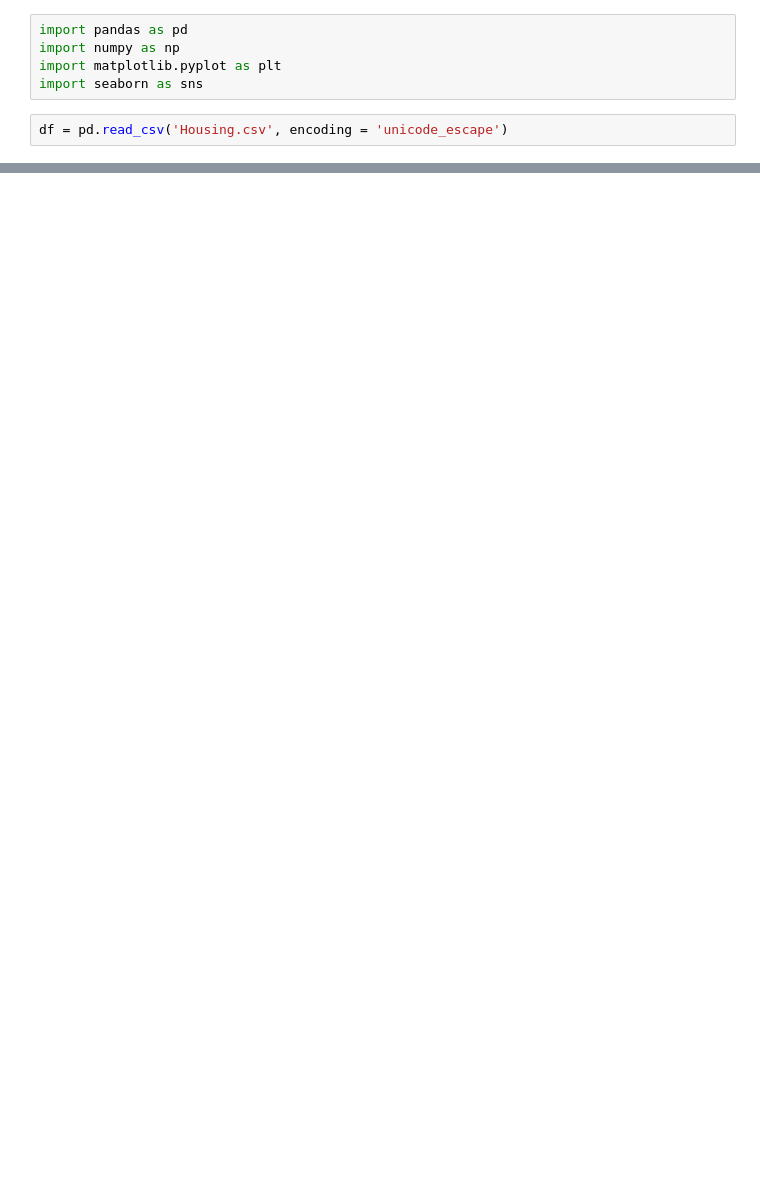
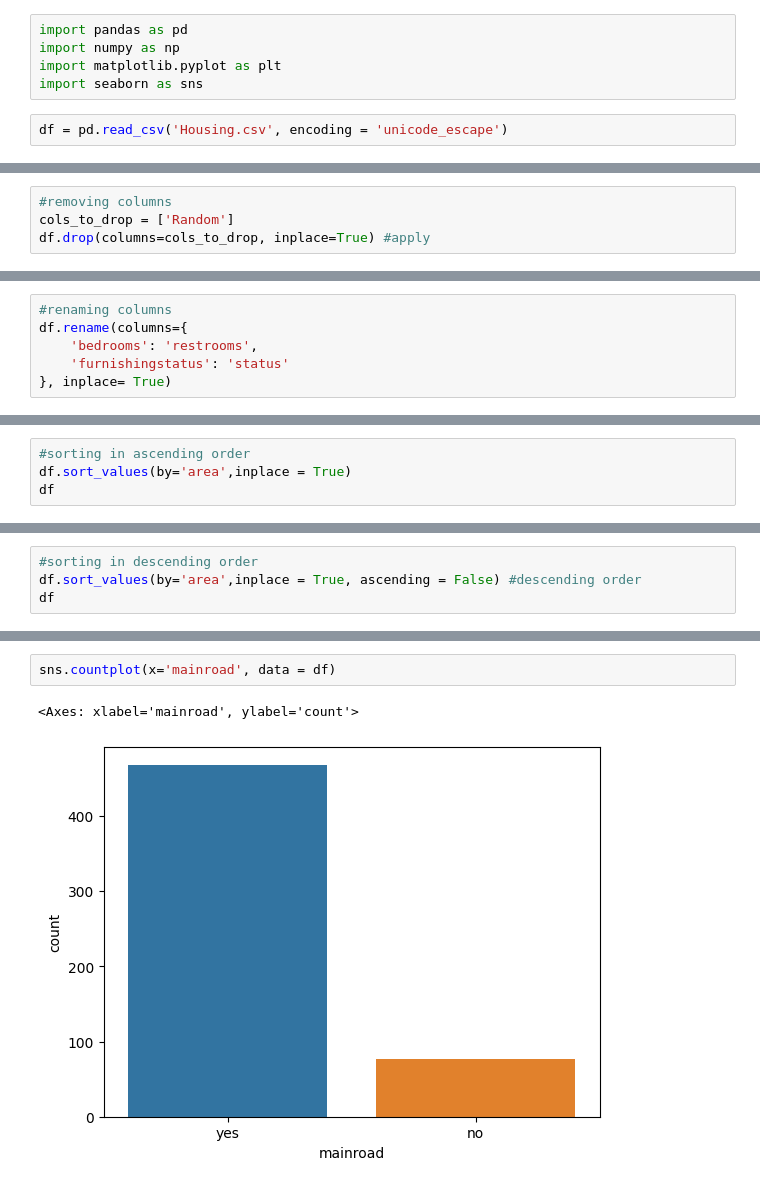
Before and after one commit to imshubh02/Data-Science, a Jupyter notebook: data analysis/housing.ipynb, the cells around one changed output, grey strips where cells are left out. Drawn from its saved outputs; the diff is of its cells as text; blank space fills up the shorter version.

```diff
--- a/data analysis/housing.ipynb
+++ b/data analysis/housing.ipynb
@@ -39,0 +202,4 @@ plt.show()
+# %%
+#removing columns
+cols_to_drop = ['Random']
+df.drop(columns=cols_to_drop, inplace=True) #apply
@@ -39,0 +222,6 @@ plt.show()
+# %%
+#renaming columns
+df.rename(columns={
+    'bedrooms': 'restrooms',
+    'furnishingstatus': 'status'
+}, inplace= True)
@@ -39,0 +237,4 @@ plt.show()
+# %%
+#sorting in ascending order
+df.sort_values(by='area',inplace = True)
+df
@@ -39,0 +255,4 @@ plt.show()
+# %%
+#sorting in descending order
+df.sort_values(by='area',inplace = True, ascending = False) #descending order
+df
@@ -39,0 +281,5 @@ plt.show()
+# %%
+sns.countplot(x='mainroad', data = df)
+# %% [output]
+<Axes: xlabel='mainroad', ylabel='count'>
+[figure, added]
```
Also changed, not shown: parts of 23 cells of this notebook.
